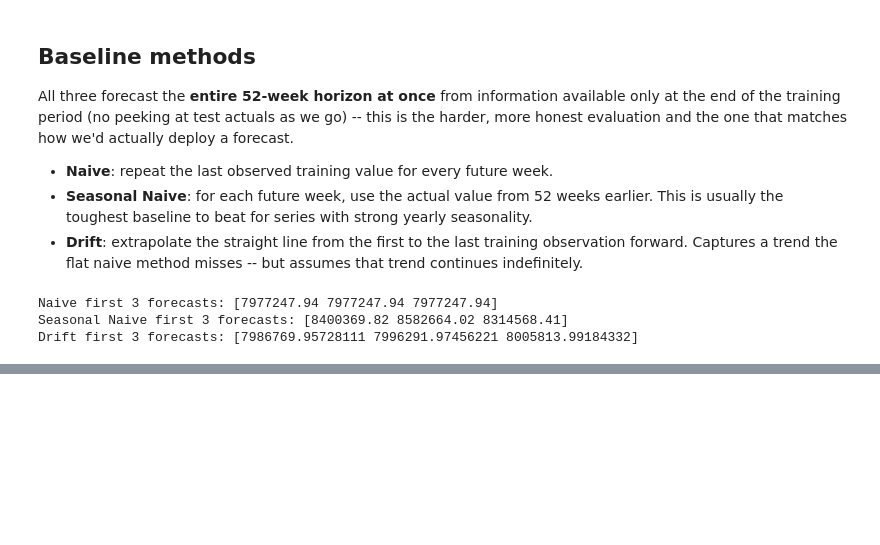
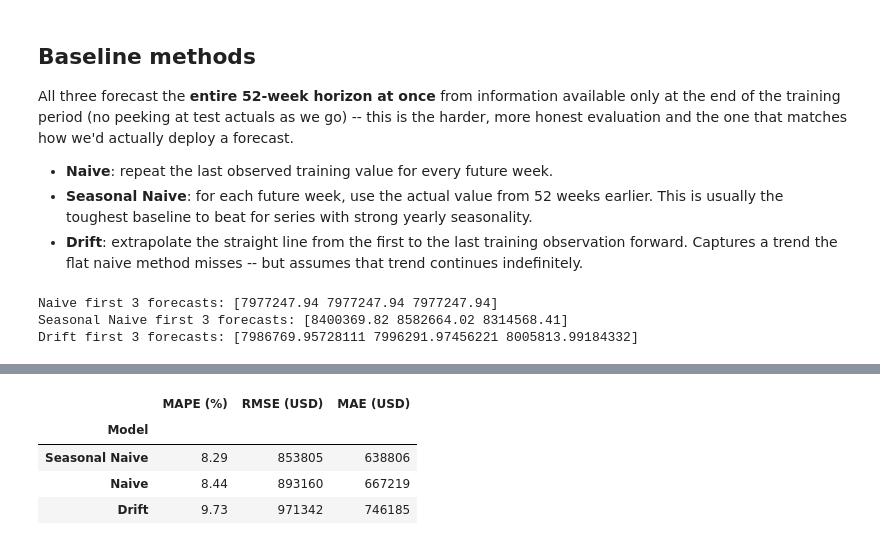
Before and after one commit to Ulfath16/retail-forecasting, a Jupyter notebook: notebooks/02_baseline_models.ipynb, the cells around one changed output, grey strips where cells are left out. Cells and saved outputs as stored; diff of their text form; code cells hidden in the pictures; blank space fills up the shorter version.

```diff
--- a/notebooks/02_baseline_models.ipynb
+++ b/notebooks/02_baseline_models.ipynb
@@ -111,0 +123,27 @@ Drift first 3 forecasts: [7986769.95728111 7996291.97456221 8005813.99184332]
+# %%
+def mape(actual, pred):
+    return np.mean(np.abs((actual - pred) / actual)) * 100
+
+def rmse(actual, pred):
+    return np.sqrt(np.mean((actual - pred) ** 2))
+
+def mae(actual, pred):
+    return np.mean(np.abs(actual - pred))
+
+rows = []
+for name, fc in forecasts.items():
+    rows.append({
+        "Model": name,
+        "MAPE (%)": round(mape(y_test, fc), 2),
+        "RMSE (USD)": round(rmse(y_test, fc)),
+        "MAE (USD)": round(mae(y_test, fc)),
+    })
+
+results_df = pd.DataFrame(rows).set_index("Model").sort_values("MAPE (%)")
+results_df
+# %% [output]
+|  | MAPE (%) | RMSE (USD) | MAE (USD) |
+| Model |  |  |  |
+| Seasonal Naive | 8.29 | 853805 | 638806 |
+| Naive | 8.44 | 893160 | 667219 |
+| Drift | 9.73 | 971342 | 746185 |
```
Also changed, not shown: parts of 3 cells of this notebook.
